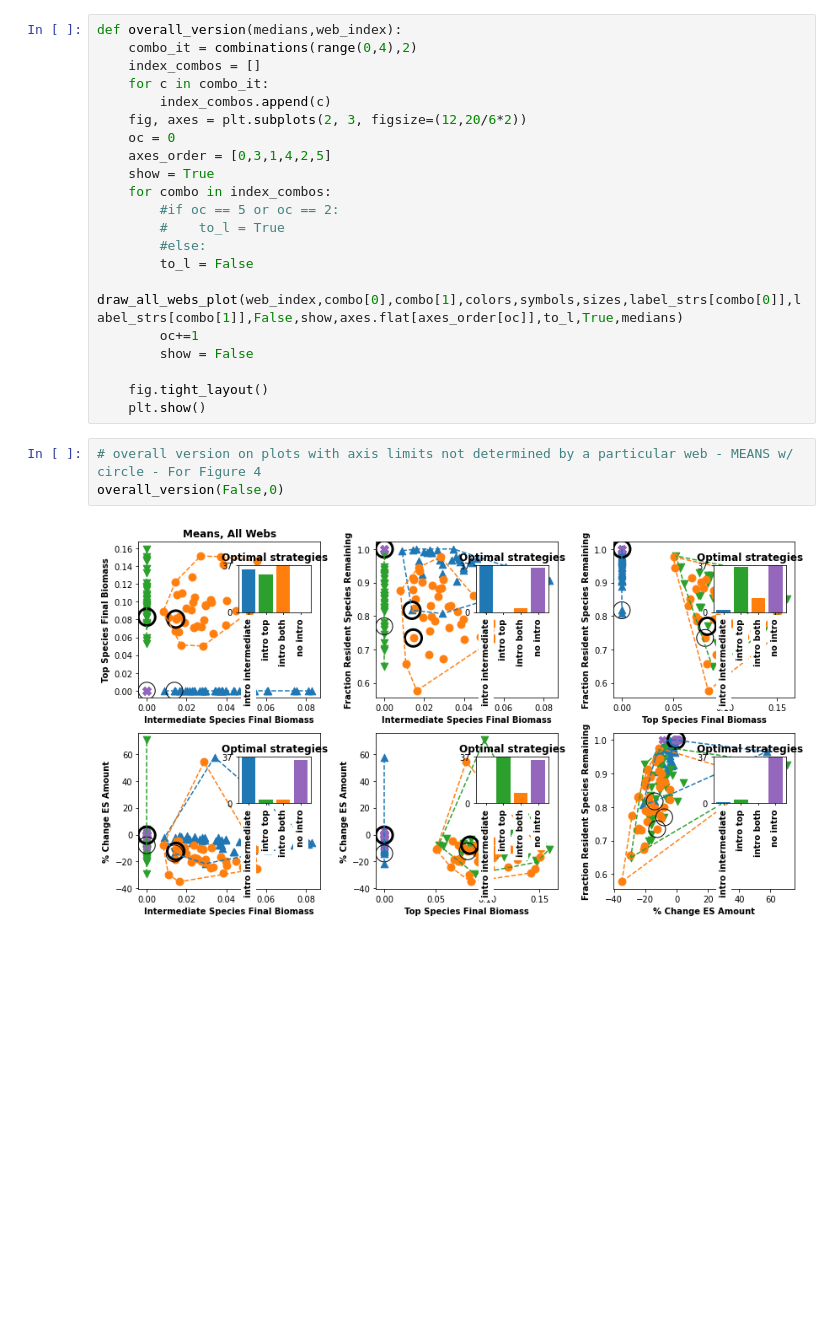
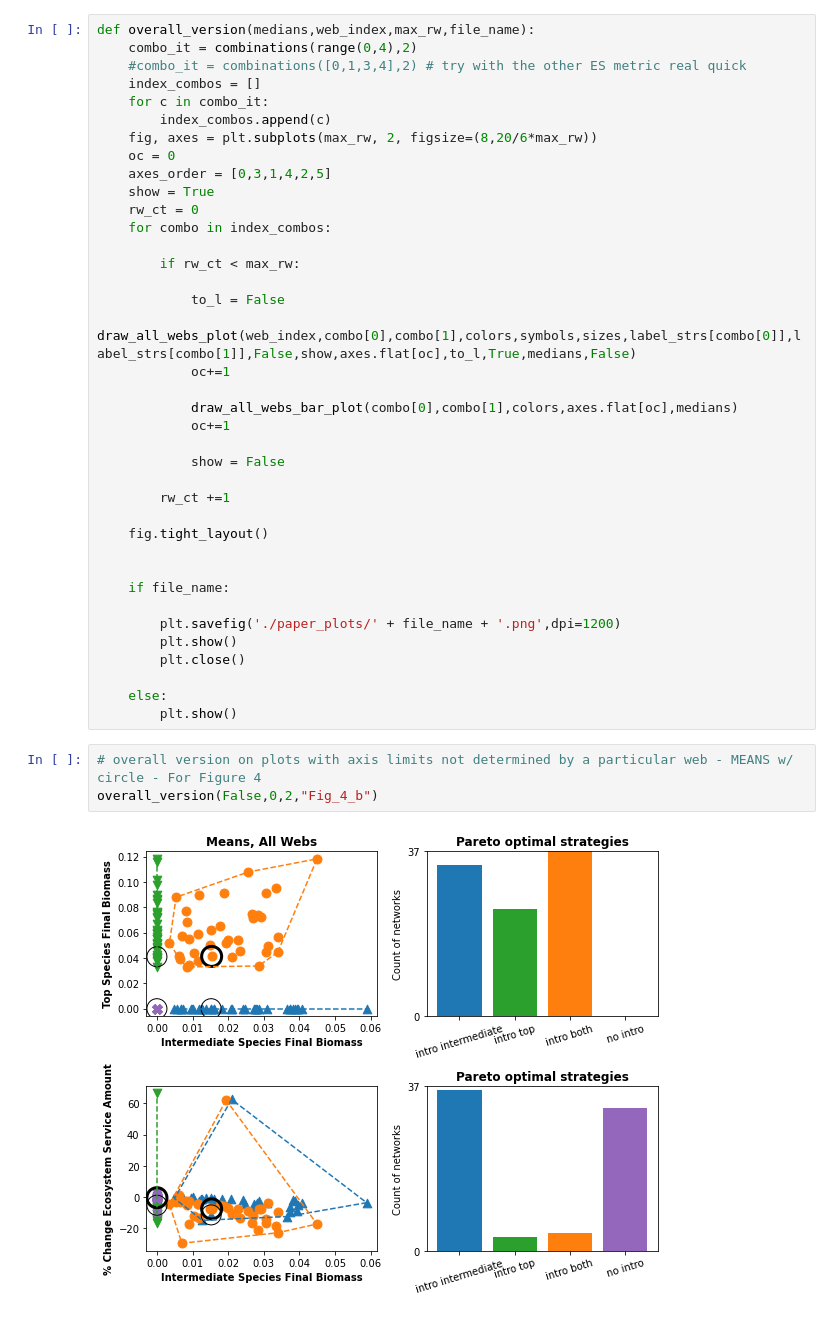
Before and after one commit to lucyvk/species_introduction_risk, a Jupyter notebook: 6_species_risk_paper_viz.ipynb, the cells around one changed output. Saved outputs shown, nothing was run; the diff lists cells and outputs as text; blank space fills up the shorter version.

Commit message:
updates to new versions of the webs and changes to metrics and viz file, adding new si figure file

```diff
--- a/6_species_risk_paper_viz.ipynb
+++ b/6_species_risk_paper_viz.ipynb
@@ -969,28 +1105,45 @@ trade_off_plotting_code(rows_to_plot,i_to_show,medians,False,False)
 # %%
-def overall_version(medians,web_index):
+def overall_version(medians,web_index,max_rw,file_name):
     combo_it = combinations(range(0,4),2)
+    #combo_it = combinations([0,1,3,4],2) # try with the other ES metric real quick
     index_combos = []
     for c in combo_it:
         index_combos.append(c)
-    fig, axes = plt.subplots(2, 3, figsize=(12,20/6*2))
+    fig, axes = plt.subplots(max_rw, 2, figsize=(8,20/6*max_rw))
     oc = 0
     axes_order = [0,3,1,4,2,5]
     show = True
+    rw_ct = 0
     for combo in index_combos:
-        #if oc == 5 or oc == 2:
-        #    to_l = True
-        #else:
-        to_l = False
-        draw_all_webs_plot(web_index,combo[0],combo[1],colors,symbols,sizes,label_strs[combo[0]],label_strs[combo[1]],False,show,axes.flat[axes_order[oc]],to_l,True,medians)
-        oc+=1
-        show = False
+
+        if rw_ct < max_rw:
+
+            to_l = False
+            draw_all_webs_plot(web_index,combo[0],combo[1],colors,symbols,sizes,label_strs[combo[0]],label_strs[combo[1]],False,show,axes.flat[oc],to_l,True,medians,False)
+            oc+=1
+
+            draw_all_webs_bar_plot(combo[0],combo[1],colors,axes.flat[oc],medians)
+            oc+=1
+
+            show = False
+
+        rw_ct +=1
 
     fig.tight_layout()
-    plt.show()
+
+
+    if file_name:
+
+        plt.savefig('./paper_plots/' + file_name + '.png',dpi=1200)
+        plt.show()
+        plt.close()
+
+    else:
+        plt.show()
 # %%
 # overall version on plots with axis limits not determined by a particular web - MEANS w/ circle - For Figure 4
-overall_version(False,0)
+overall_version(False,0,2,"Fig_4_b")
 # %% [output]
-[figure, old version]
+[figure, new version]
 # %%
 # overall version on plots with axis limits not determined by a particular web - MEANS w/o circle - Figure 6
```
Also changed, not shown: parts of 42 cells of this notebook, 7 other files.
